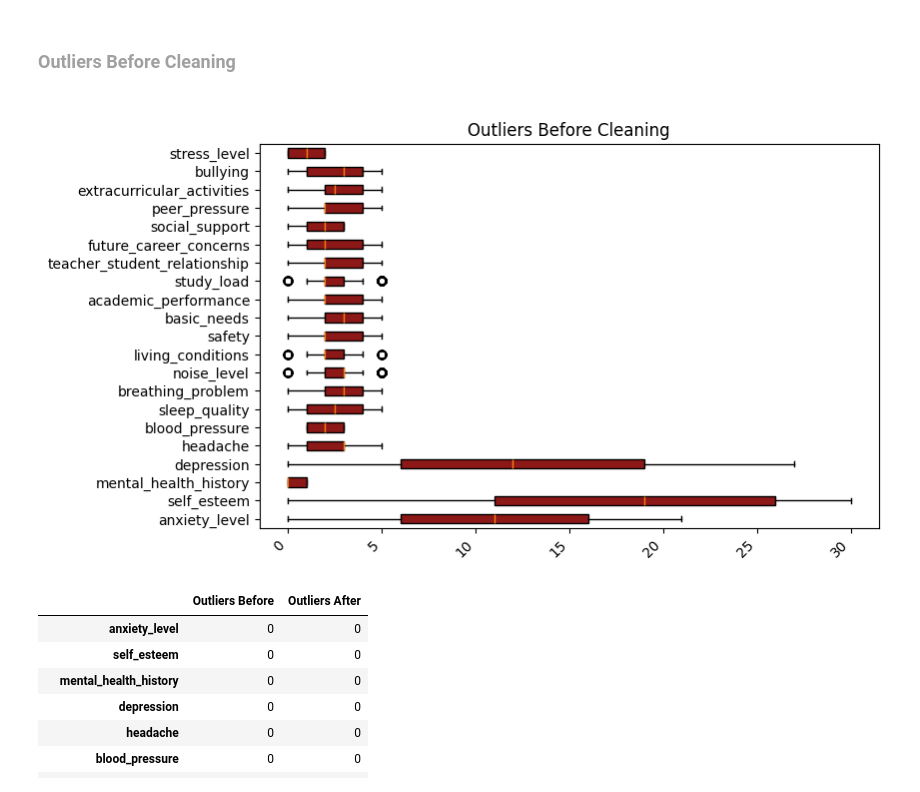
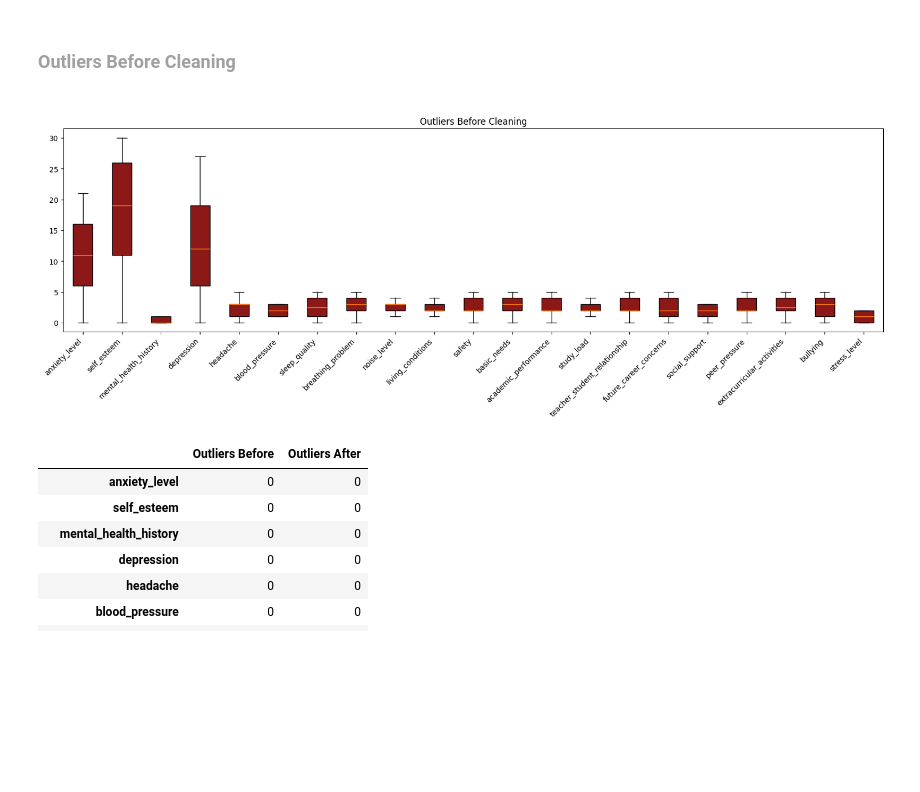
Before and after one commit to sandosaa/ML-project, a Jupyter notebook: ML project.ipynb, the cells around one changed output. Drawn from its saved outputs; the diff is of its cells as text; code cells hidden in the pictures; blank space fills up the shorter version.

```diff
--- a/ML project.ipynb
+++ b/ML project.ipynb
@@ -274,13 +274,13 @@ dtype: object
 # %%
 # cspell:disable
 numeric_cols = data.columns
-plt.figure(figsize=(8,5))
-plt.boxplot(data[numeric_cols].values, tick_labels=numeric_cols, vert=False ,patch_artist=True, boxprops=dict(facecolor='#8C1818'))
+plt.figure(figsize=(20,5))
+plt.boxplot(data[numeric_cols].values, tick_labels=numeric_cols, vert=True ,patch_artist=True, boxprops=dict(facecolor='#8C1818'))
 plt.title("Outliers Before Cleaning")
 plt.xticks(rotation=45, ha='right')
 plt.show()
 # %% [output]
-[figure, old version]
+[figure, new version]
 # %%
 numeric_cols = data.select_dtypes(include=np.number).columns
 
```
Also changed, not shown: parts of 3 cells of this notebook.
